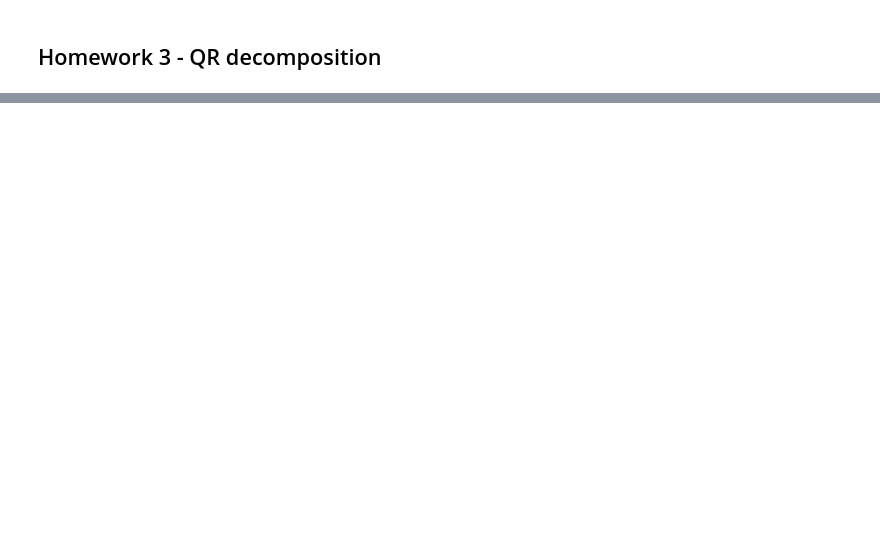
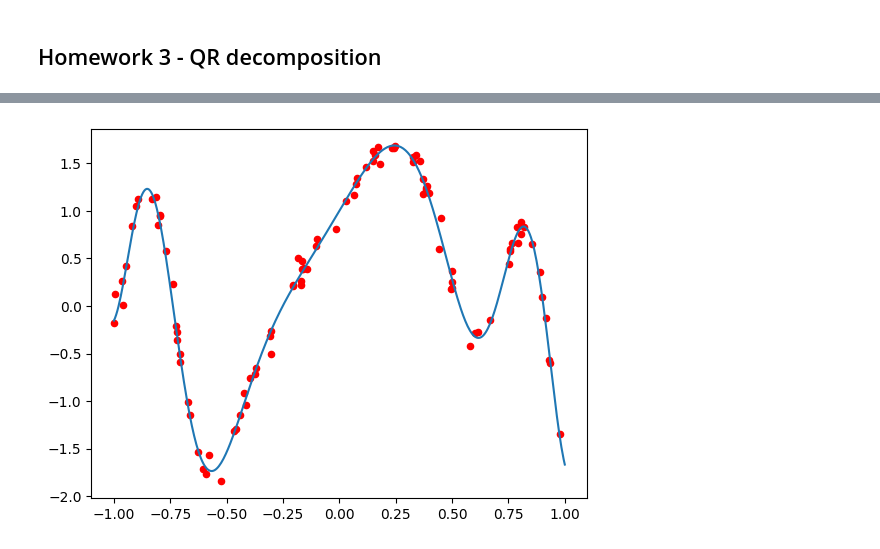
Before and after one commit to joaompereira/joaompereira.github.io, a Jupyter notebook: uploads/ALA24_notebook_QR.ipynb, the cells around one changed output, grey strips where cells are left out. Drawn from its saved outputs; the diff is of its cells as text; code cells hidden in the pictures; blank space fills up the shorter version.

```diff
--- a/uploads/ALA24_notebook_QR.ipynb
+++ b/uploads/ALA24_notebook_QR.ipynb
@@ -57,0 +98,12 @@ for i, alg in enumerate([scp.linalg.qr, QR_by_Gram_Schmidt_Orthogonalization]):
+# %%
+plt.plot(x, np.sin(4*x) + np.cos(9 * x * x))
+
+np.random.seed(1)                                                        # seed the random number generator
+
+n_s = 100                                                                 # number of samples
+x_s = np.random.uniform(-1, 1, n_s)                                       # sample x's
+y_s = np.sin(4*x_s) + np.cos(9 * x_s * x_s) + 0.1 * np.random.randn(n_s)  # sample y's
+plt.scatter(x_s, y_s, color='red', s=20)                                  # plot sample points
+plt.show()
+# %% [output]
+[figure, added]
```
Also changed, not shown: parts of 18 cells of this notebook, 11 other files.
